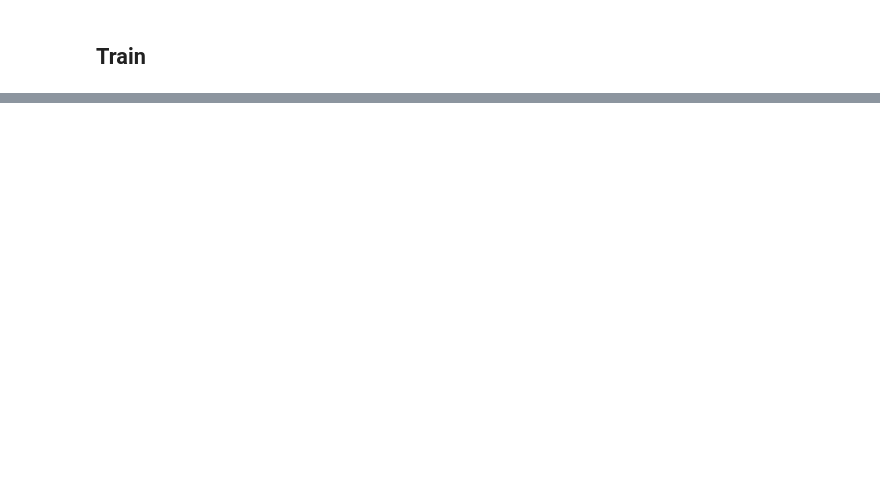
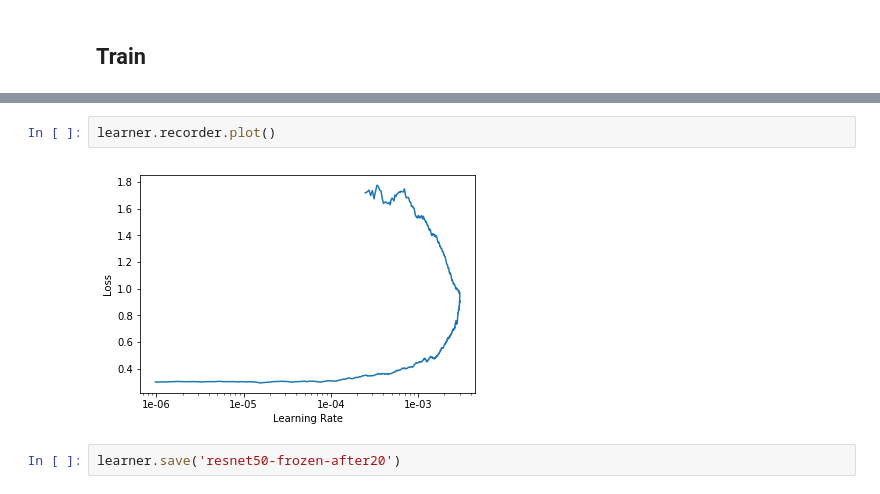
Before and after one commit to webdizz/upass.ai, a Jupyter notebook: twin-databunch.ipynb, the cells around one changed output, grey strips where cells are left out. Drawn from its saved outputs; the diff is of its cells as text; blank space fills up the shorter version.

```diff
--- a/twin-databunch.ipynb
+++ b/twin-databunch.ipynb
@@ -87,0 +99,6 @@ train_end
+# %%
+learner.recorder.plot()
+# %% [output]
+[figure, added]
+# %%
+learner.save('resnet50-frozen-after20')
```
Also changed, not shown: parts of 8 cells of this notebook.
